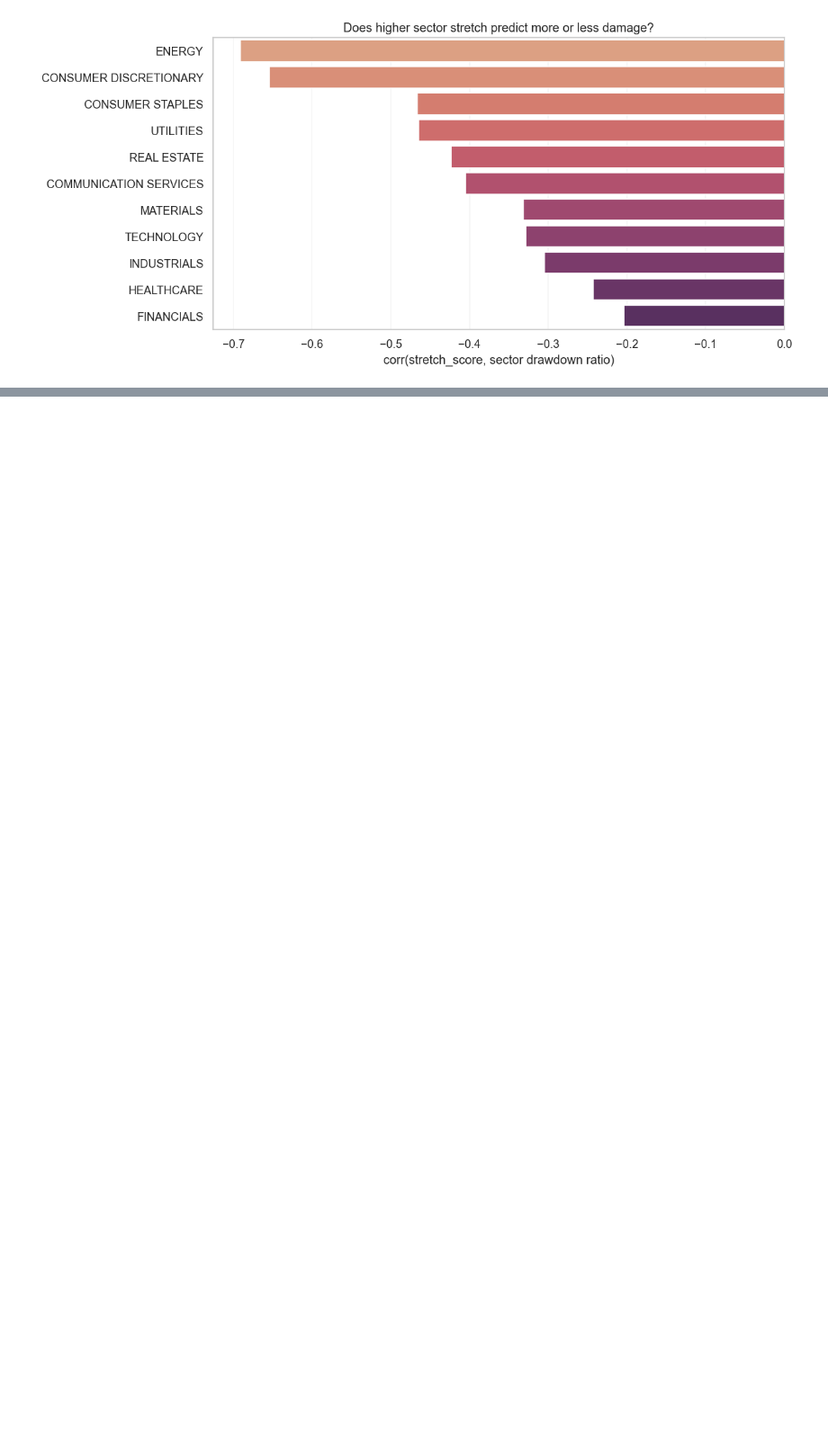
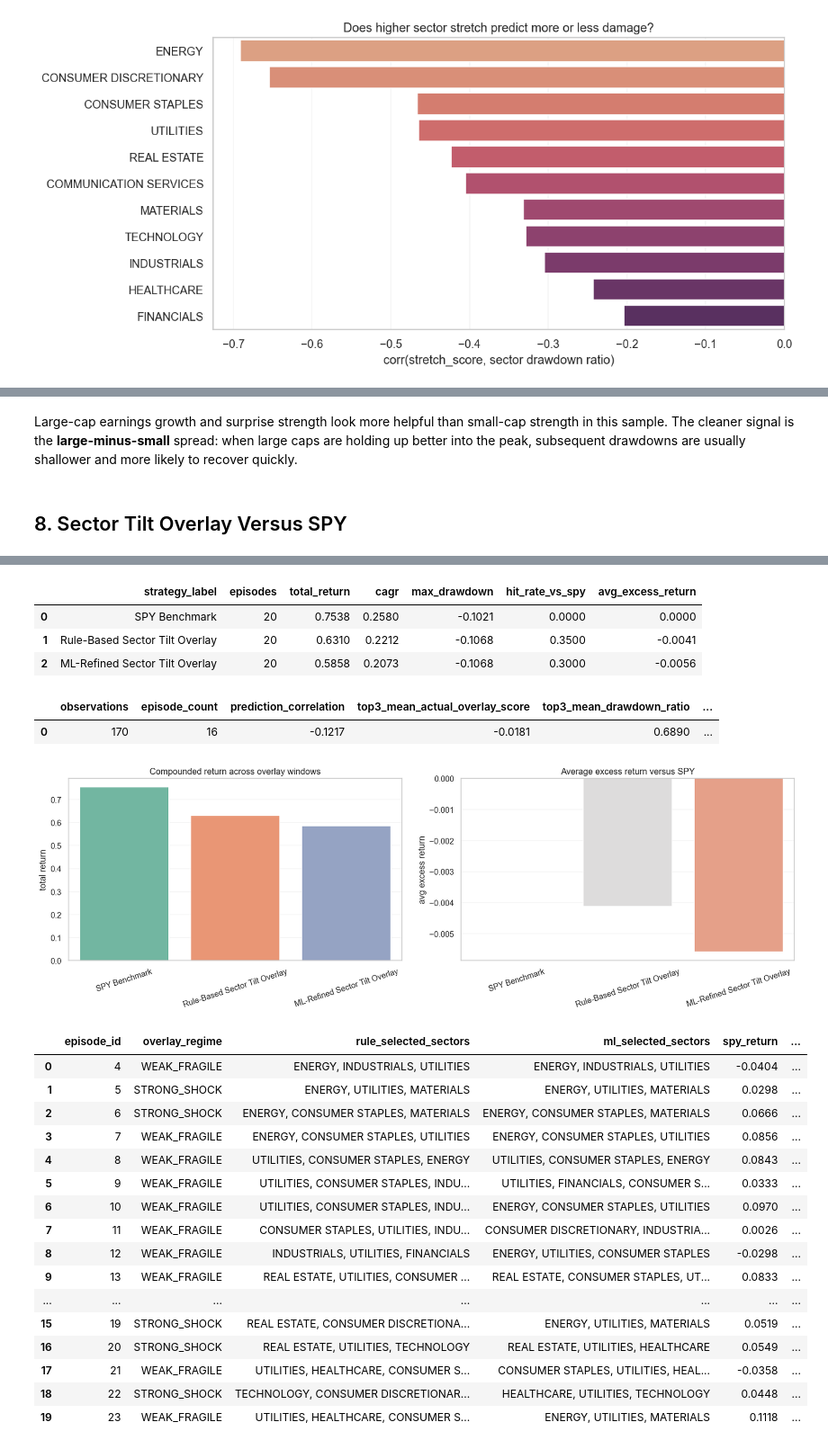
Before and after one commit to tim7en/price_action, a Jupyter notebook: notebooks/spy_drawdown_regime_book.ipynb, the cells around one changed output, grey strips where cells are left out. Shown at 90% size. Drawn from its saved outputs; the diff is of its cells as text; code cells hidden in the pictures; blank space fills up the shorter version.

```diff
--- a/notebooks/spy_drawdown_regime_book.ipynb
+++ b/notebooks/spy_drawdown_regime_book.ipynb
@@ -285,0 +386,32 @@ plt.show()
+# %% [markdown]
+Large-cap earnings growth and surprise strength look more helpful than small-cap strength in this sample. The cleaner signal is the **large-minus-small** spread: when large caps are holding up better into the peak, subsequent drawdowns are usually shallower and more likely to recover quickly.
+# %% [markdown]
+## 8. Sector Tilt Overlay Versus SPY
+# %%
+display(overlay_rule_book.round(4))
+display(overlay_summary.round(4))
+display(overlay_ml_metrics.round(4))
+
+fig, axes = plt.subplots(1, 2, figsize=(15.0, 5.0))
+summary_plot = overlay_summary.copy()
+sns.barplot(data=summary_plot, x='strategy_label', y='total_return', hue='strategy_label', dodge=False, legend=False, palette='Set2', ax=axes[0])
+axes[0].set_title('Compounded return across overlay windows')
+axes[0].set_xlabel('')
+axes[0].set_ylabel('total return')
+axes[0].tick_params(axis='x', rotation=18)
+
+sns.barplot(data=summary_plot, x='strategy_label', y='avg_excess_return', hue='strategy_label', dodge=False, legend=False, palette='coolwarm', ax=axes[1])
+axes[1].axhline(0.0, color='black', linestyle='--', linewidth=1.0)
+axes[1].set_title('Average excess return versus SPY')
+axes[1].set_xlabel('')
+axes[1].set_ylabel('avg excess return')
+axes[1].tick_params(axis='x', rotation=18)
+plt.tight_layout()
+plt.show()
+
+overlay_view = overlay_periods[[
+    'episode_id', 'overlay_regime', 'rule_selected_sectors', 'ml_selected_sectors',
+    'spy_return', 'rule_overlay_return', 'ml_overlay_return'
+]].copy()
+display(overlay_view.round(4))
+# %% [output]
@@ -285,0 +428,24 @@ plt.show()
+|  | strategy_label | episodes | total_return | cagr | max_drawdown | hit_rate_vs_spy | avg_excess_return |
+| 0 | SPY Benchmark | 20 | 0.7538 | 0.2580 | -0.1021 | 0.0000 | 0.0000 |
+| 1 | Rule-Based Sector Tilt Overlay | 20 | 0.6310 | 0.2212 | -0.1068 | 0.3500 | -0.0041 |
+| 2 | ML-Refined Sector Tilt Overlay | 20 | 0.5858 | 0.2073 | -0.1068 | 0.3000 | -0.0056 |
+|  | observations | episode_count | prediction_correlation | top3_mean_actual_overlay_score | top3_mean_drawdown_ratio | ... |
+| 0 | 170 | 16 | -0.1217 | -0.0181 | 0.6890 | ... |
+[figure, added]
+|  | episode_id | overlay_regime | rule_selected_sectors | ml_selected_sectors | spy_return | ... |
+| 0 | 4 | WEAK_FRAGILE | ENERGY, INDUSTRIALS, UTILITIES | ENERGY, INDUSTRIALS, UTILITIES | -0.0404 | ... |
+| 1 | 5 | STRONG_SHOCK | ENERGY, UTILITIES, MATERIALS | ENERGY, UTILITIES, MATERIALS | 0.0298 | ... |
+| 2 | 6 | STRONG_SHOCK | ENERGY, CONSUMER STAPLES, MATERIALS | ENERGY, CONSUMER STAPLES, MATERIALS | 0.0666 | ... |
+| 3 | 7 | WEAK_FRAGILE | ENERGY, CONSUMER STAPLES, UTILITIES | ENERGY, CONSUMER STAPLES, UTILITIES | 0.0856 | ... |
+| 4 | 8 | WEAK_FRAGILE | UTILITIES, CONSUMER STAPLES, ENERGY | UTILITIES, CONSUMER STAPLES, ENERGY | 0.0843 | ... |
+| 5 | 9 | WEAK_FRAGILE | UTILITIES, CONSUMER STAPLES, INDU... | UTILITIES, FINANCIALS, CONSUMER S... | 0.0333 | ... |
+| 6 | 10 | WEAK_FRAGILE | UTILITIES, CONSUMER STAPLES, INDU... | ENERGY, CONSUMER STAPLES, UTILITIES | 0.0970 | ... |
+| 7 | 11 | WEAK_FRAGILE | CONSUMER STAPLES, UTILITIES, INDU... | CONSUMER DISCRETIONARY, INDUSTRIA... | 0.0026 | ... |
+| 8 | 12 | WEAK_FRAGILE | INDUSTRIALS, UTILITIES, FINANCIALS | ENERGY, UTILITIES, CONSUMER STAPLES | -0.0298 | ... |
+| 9 | 13 | WEAK_FRAGILE | REAL ESTATE, UTILITIES, CONSUMER ... | REAL ESTATE, CONSUMER STAPLES, UT... | 0.0833 | ... |
+| ... | ... | ... | ... | ... | ... | ... |
+| 15 | 19 | STRONG_SHOCK | REAL ESTATE, CONSUMER DISCRETIONA... | ENERGY, UTILITIES, MATERIALS | 0.0519 | ... |
+| 16 | 20 | STRONG_SHOCK | REAL ESTATE, UTILITIES, TECHNOLOGY | REAL ESTATE, UTILITIES, HEALTHCARE | 0.0549 | ... |
+| 17 | 21 | WEAK_FRAGILE | UTILITIES, HEALTHCARE, CONSUMER S... | CONSUMER STAPLES, UTILITIES, HEAL... | -0.0358 | ... |
+| 18 | 22 | STRONG_SHOCK | TECHNOLOGY, CONSUMER DISCRETIONAR... | HEALTHCARE, UTILITIES, TECHNOLOGY | 0.0448 | ... |
+| 19 | 23 | WEAK_FRAGILE | UTILITIES, HEALTHCARE, CONSUMER S... | ENERGY, UTILITIES, MATERIALS | 0.1118 | ... |
```
Also changed, not shown: parts of 12 cells of this notebook, 15 other files.
